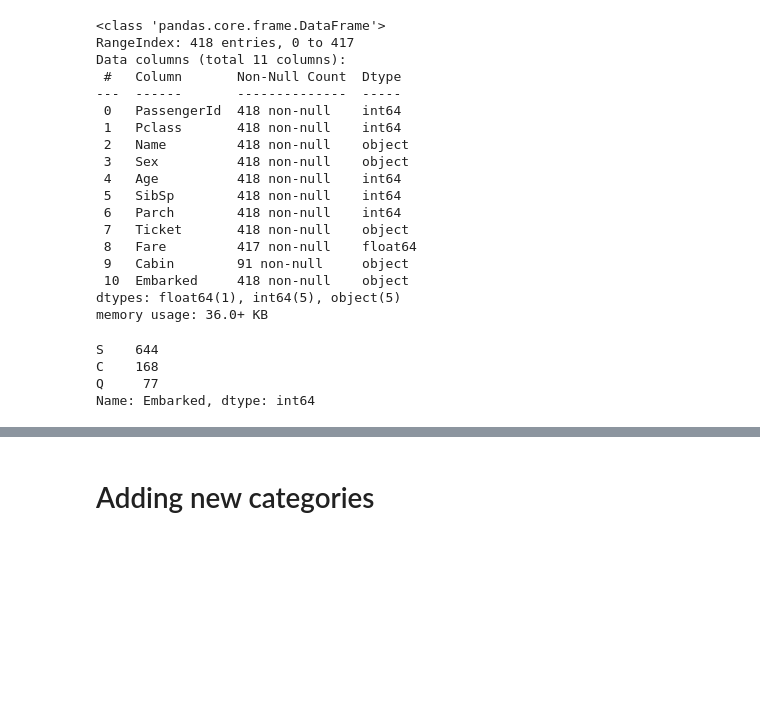
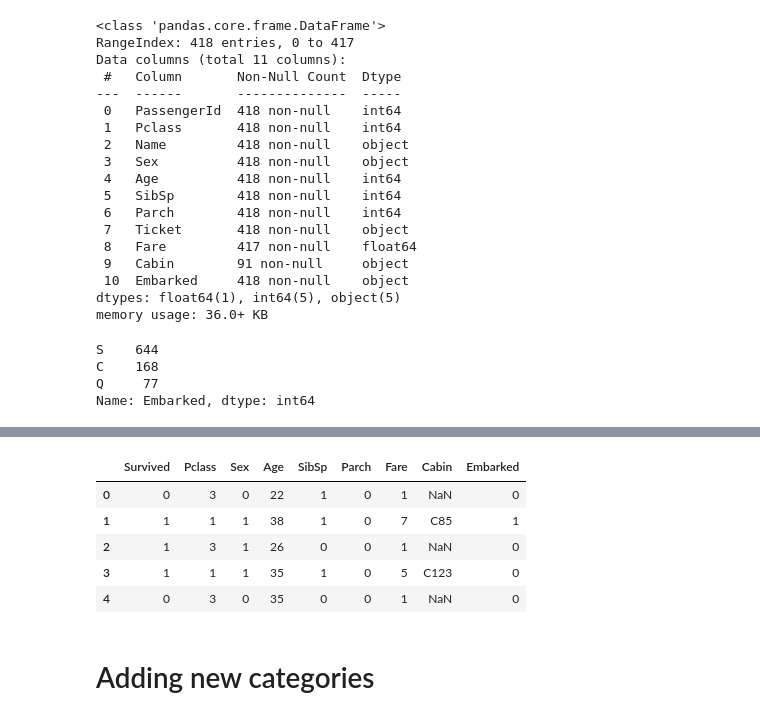
Before and after one commit to ramsoi53/ramsoi, a Jupyter notebook: My_titanic_ver1.ipynb, the cells around one changed output, grey strips where cells are left out. Drawn from its saved outputs; the diff is of its cells as text; code cells hidden in the pictures; blank space fills up the shorter version.

```diff
--- a/My_titanic_ver1.ipynb
+++ b/My_titanic_ver1.ipynb
@@ -270,2 +287,15 @@ memory usage: 48.9 KB
+# %%
+train_df['Fare'] = train_df['Fare'].astype(int)
+test_df['Fare'] = test_df['Fare'].fillna(0)
+test_df['Fare'] = test_df['Fare'].astype(int)
+# %%
+train_df.head()
+# %% [output]
+|  | Survived | Pclass | Sex | Age | SibSp | Parch | Fare | Cabin | Embarked |
+| 0 | 0 | 3 | 0 | 22 | 1 | 0 | 1 | NaN | 0 |
+| 1 | 1 | 1 | 1 | 38 | 1 | 0 | 7 | C85 | 1 |
+| 2 | 1 | 3 | 1 | 26 | 0 | 0 | 1 | NaN | 0 |
+| 3 | 1 | 1 | 1 | 35 | 1 | 0 | 5 | C123 | 0 |
+| 4 | 0 | 3 | 0 | 35 | 0 | 0 | 1 | NaN | 0 |
 # %% [markdown]
 # Adding new categories
```
Also changed, not shown: parts of 9 cells of this notebook.
